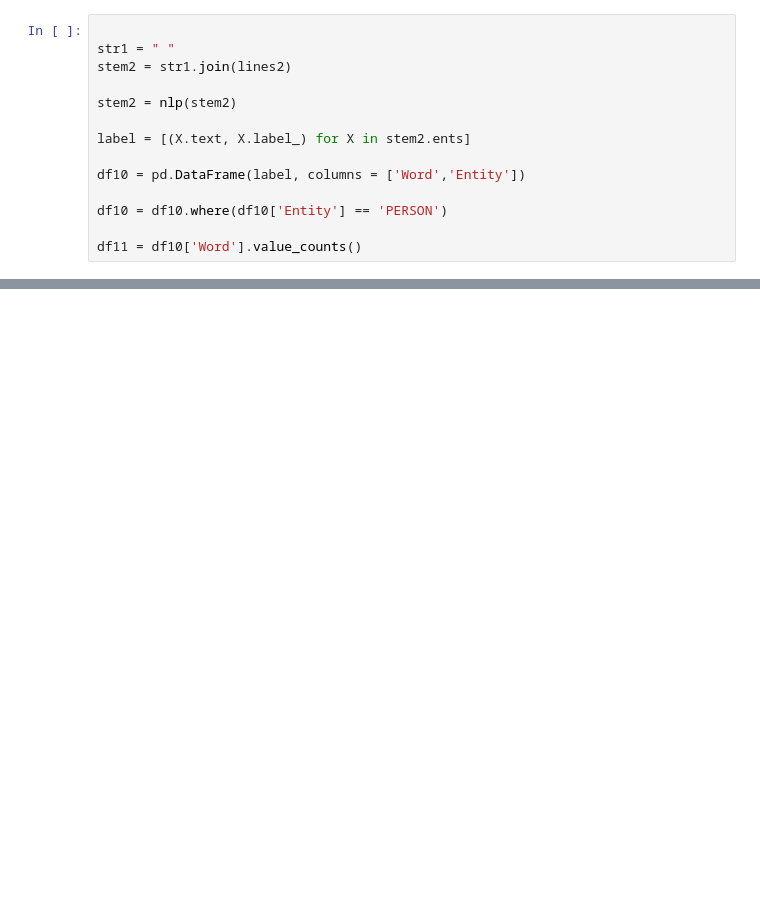
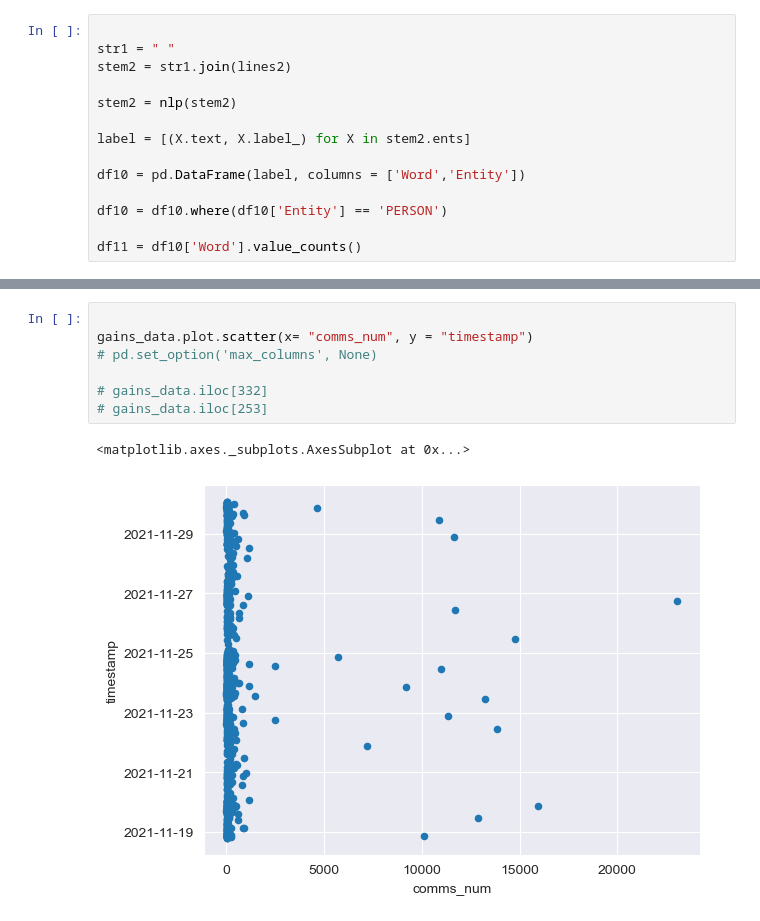
Before and after one commit to ChuloIva/ma-staff, a Jupyter notebook: Top 800 WSB NLP.ipynb, the cells around one changed output, grey strips where cells are left out. Drawn from its saved outputs; the diff is of its cells as text; blank space fills up the shorter version.

```diff
--- a/Top 800 WSB NLP.ipynb
+++ b/Top 800 WSB NLP.ipynb
@@ -258,0 +233,10 @@ gains_data
+# %%
+
+gains_data.plot.scatter(x= "comms_num", y = "timestamp")
+# pd.set_option('max_columns', None)
+
+# gains_data.iloc[332]
+# gains_data.iloc[253]
+# %% [output]
+<matplotlib.axes._subplots.AxesSubplot at 0x...>
+[figure, added]
```
Also changed, not shown: parts of 8 cells of this notebook, 3 other files.
